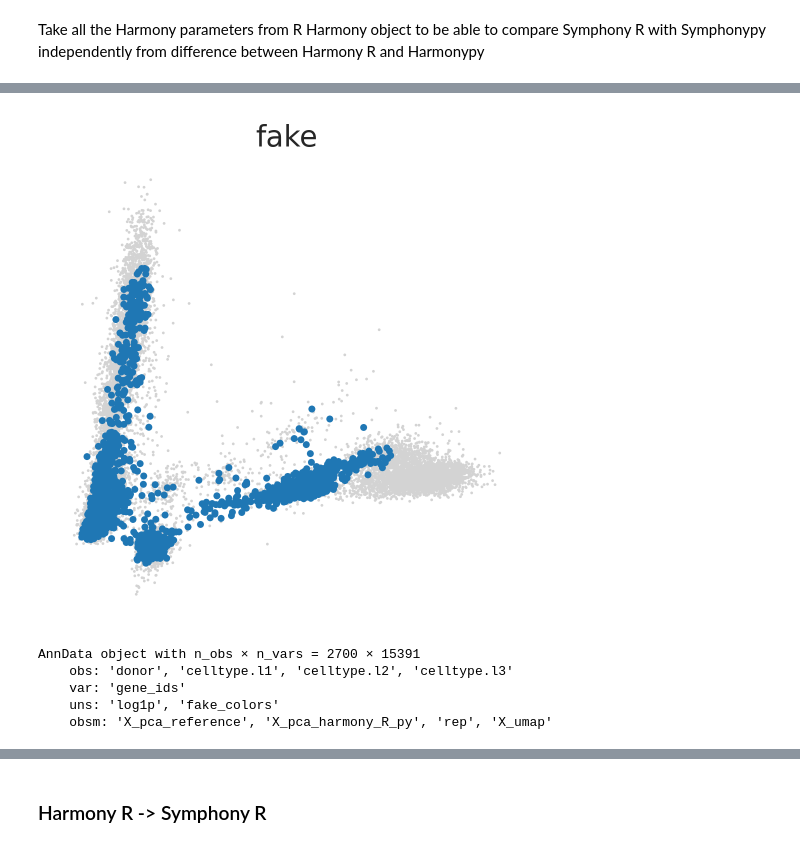
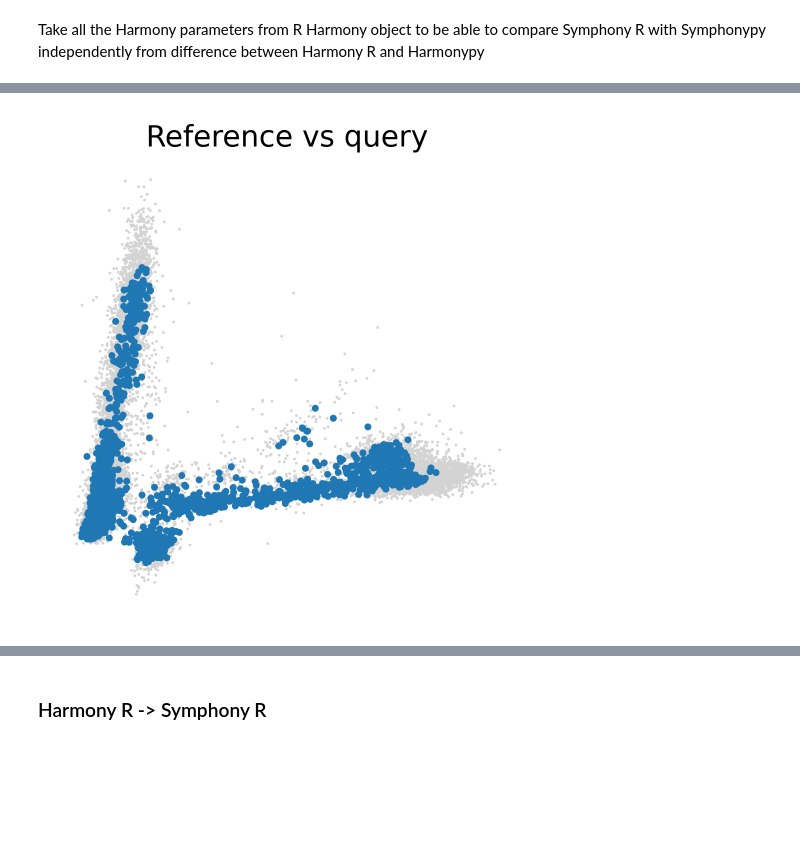
Before and after one commit to potulabe/symphonypy, a Jupyter notebook: benchmarking/Benchmarking_symphony.ipynb, the cells around one changed output, grey strips where cells are left out. Cells and saved outputs as stored; diff of their text form; code cells hidden in the pictures; blank space fills up the shorter version.

```diff
--- a/benchmarking/Benchmarking_symphony.ipynb
+++ b/benchmarking/Benchmarking_symphony.ipynb
@@ -87,0 +33,2 @@ adata.layers["counts"] = adata.X.copy()
+# %%
+adata = sc.read_h5ad(os.path.join(DATA_DIR, "PBMC_Satija.h5ad"))
@@ -177,3 +98,0 @@ INFO:harmonypy:Converged after 7 iterations
-# %%
-adata.obsm["X_pca_harmony_R"] = X_pca_harmony_R.copy().T
-adata.obsm["X_pca_harmony_Python"] = ho.Z_corr.copy().T
@@ -199,9 +98,0 @@ n_same = compare_neighbors(adata, "Harmony_R_distances", "Harmony_Python_distanc
-# %%
-import seaborn as sns
-import matplotlib.pyplot as plt
-sns.set_style("ticks")
-
-fig, ax = plt.subplots(figsize=(4, 4))
-sns.histplot(n_same, ax=ax, discrete=True, linewidth=1, edgecolor="black", alpha=1)
-ax.set_title("Number of same neighbors")
-ax.grid(alpha=0.3)
@@ -236,14 +134,18 @@ sigma <- harmony_object$sigma
 # %% [markdown]
 Take all the Harmony parameters from R Harmony object to be able to compare Symphony R with Symphonypy independently from difference between Harmony R and Harmonypy
 # %%
+# [K, d] = [K, Nref] x [d, N_ref].T
+C = R @ X_pca_harmony_R.T
+Y = C / np.linalg.norm(C, ord=2, axis=1, keepdims=True)
+
 adata_reference.uns["harmony"] = {
     # [K] the number of cells softly belonging to each cluster
     "Nr": R.sum(axis=1),
-    # [K, d] = [K, Nref] x [d, N_ref].T
-    "C": np.dot(R, X_pca_harmony_R.T),
+    # [K, d]
+    "C": C,
     # ref cluster centroids L2 normalized
-    # [K, d] = [d, K].T
-    "Y": Y.T,
+    # [K, d]
+    "Y": Y,
     # number of clusters
     "K": K[0],
     # sigma [K] (cluster cross enthropy regularization coef)
@@ -252,7 +154,7 @@ adata_reference.uns["harmony"] = {
     "ref_basis_adjusted": "X_pca_harmony",
 }
 
-adata_reference.obsm["X_pca_harmony_R_py"] = adata_reference.obsm["X_pca_harmony_R"].copy()
+adata_reference.obsm["X_pca_harmony_R_py"] = X_pca_harmony_R.T.copy()
 # %%
 adata_query.obs["donor"] = 1
 # %%
@@ -268,14 +170,15 @@ WARNING:symphonypy:448 out of 3000 genes from reference are missing in query dat
 # %%
 import matplotlib.pyplot as plt
 
 fig, ax = plt.subplots()
-adata_query.obs["fake"] = "True"
+adata_query.obs["Reference vs query"] = "query"
 sc.pl.embedding(adata_reference, basis="X_pca_harmony_R_py", ax=ax, show=False, frameon=False)
-sc.pl.embedding(adata_query, basis="X_pca_harmony_R_py", ax=ax, show=False, color="fake",
+sc.pl.embedding(adata_query, basis="X_pca_harmony_R_py", ax=ax, show=False, color="Reference vs query",
                 legend_loc=None, frameon=False)
-del adata_query.obs["fake"]
+del adata_query.obs["Reference vs query"]
+del adata_query.uns["Reference vs query_colors"]
 # %% [output]
-[figure, old version]
+[figure, new version]
 # %%
 labels = ['celltype.l1', 'celltype.l2', 'celltype.l3']
 n_neighbours = 20
@@ -302,16 +204,10 @@ sc.tl.umap(adata_reference)
 # the problem is that sc.tl.ingest makes unnecessary check
 # that all var_names in adata_query and adata_ref are the same :(
 # there are issues on scanpy github concerning this problem
-common_genes = list(set(adata_query.var_names).intersection(adata_reference.var_names))
+# common_genes = list(set(adata_query.var_names).intersection(adata_reference.var_names))
 
-adata_query_t = adata_query[:,common_genes].copy()
+# adata_query_t = adata_query[:,common_genes].copy()
 
-sc.tl.ingest(adata=adata_query_t, adata_ref=adata_reference[:,common_genes], embedding_method="umap")
-adata_query_t
+# sc.tl.ingest(adata=adata_query_t, adata_ref=adata_reference[:,common_genes], embedding_method="umap")
+# adata_query_t
-# %% [output]
-AnnData object with n_obs × n_vars = 2700 × 15391
-    obs: 'donor', 'celltype.l1', 'celltype.l2', 'celltype.l3'
-    var: 'gene_ids'
-    uns: 'log1p', 'fake_colors'
-    obsm: 'X_pca_reference', 'X_pca_harmony_R_py', 'rep', 'X_umap'
 # %%
```
Also changed, not shown: parts of 45 cells of this notebook, 5 other files.
